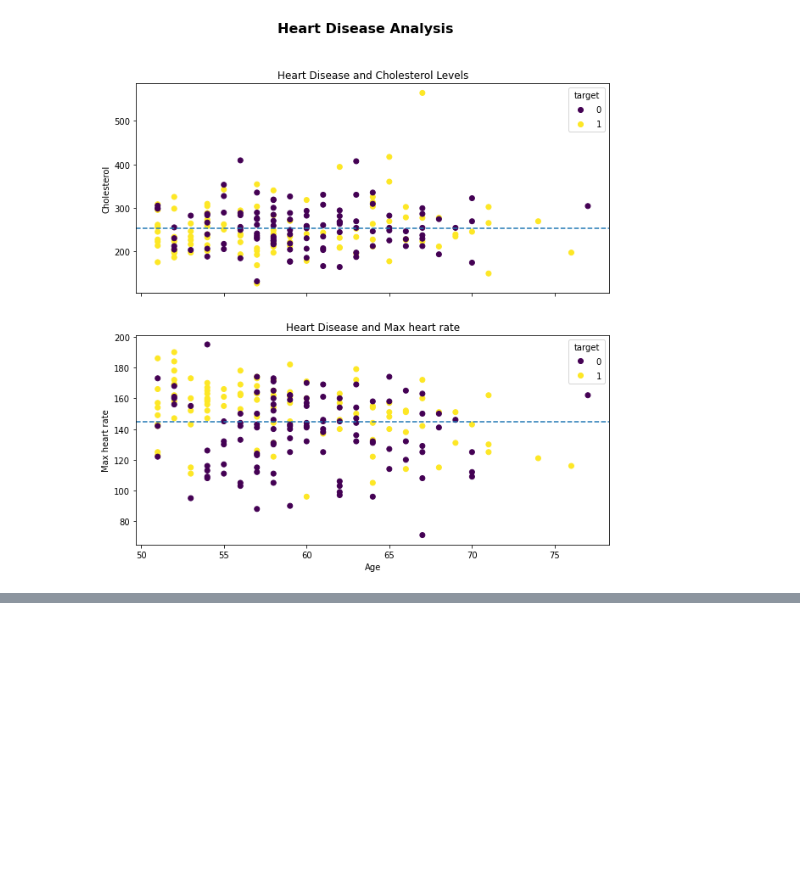
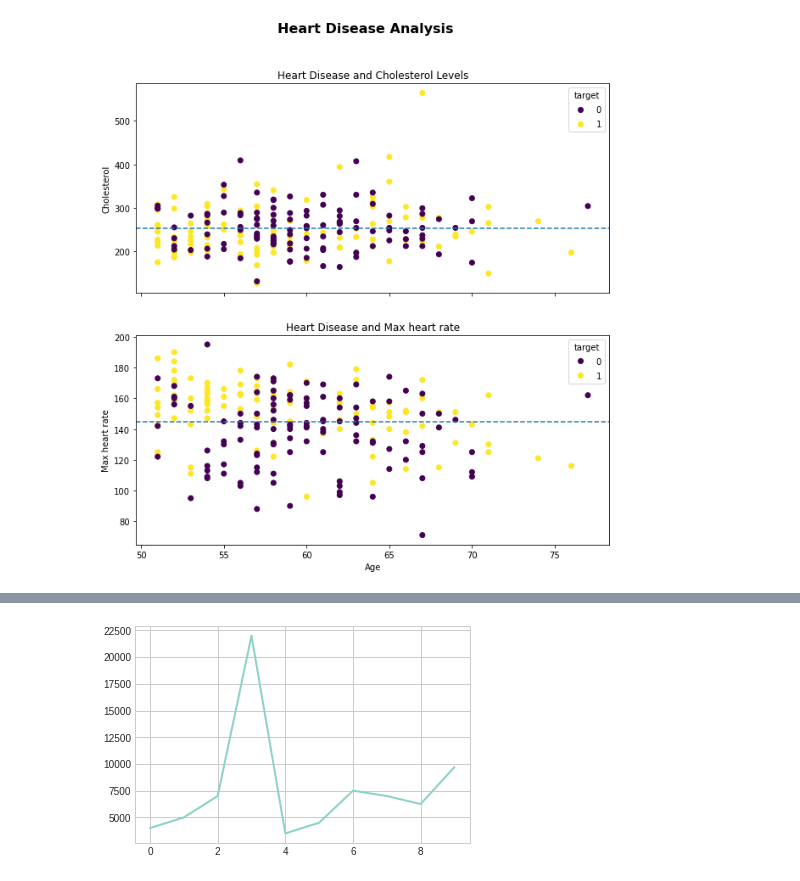
Before and after one commit to vishnuk7/MachineLearning, a Jupyter notebook: matplotlib/introduction-matplotlib.ipynb, the cells around one changed output, grey strips where cells are left out. Cells and saved outputs as stored; diff of their text form; code cells hidden in the pictures; blank space fills up the shorter version.

```diff
--- a/matplotlib/introduction-matplotlib.ipynb
+++ b/matplotlib/introduction-matplotlib.ipynb
@@ -435,0 +459,5 @@ fig.suptitle("Heart Disease Analysis", fontsize=16, fontweight='bold');
+# %%
+plt.style.use('seaborn-whitegrid')
+car_sales['Price'].plot();
+# %% [output]
+[figure, added]
```
Also changed, not shown: parts of 16 cells of this notebook.
